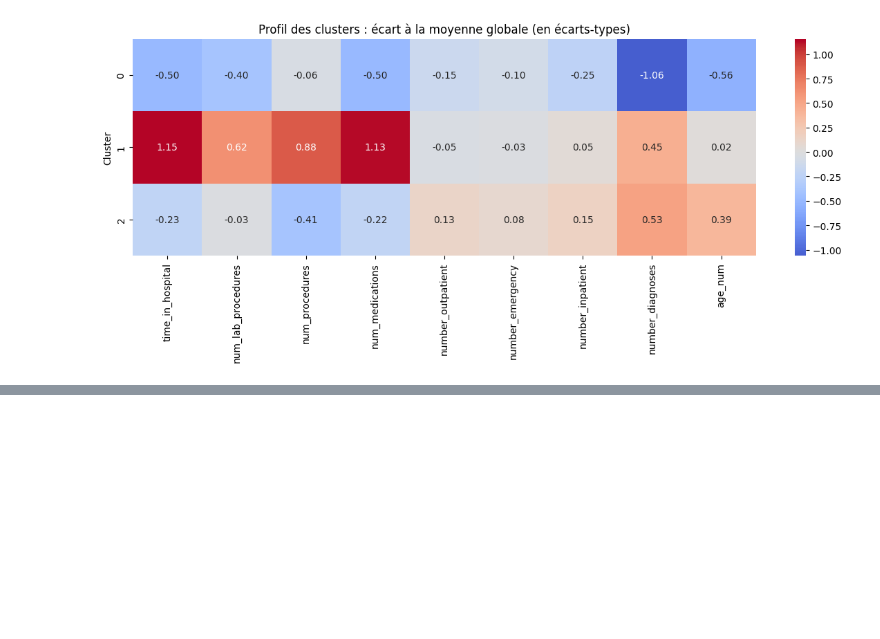
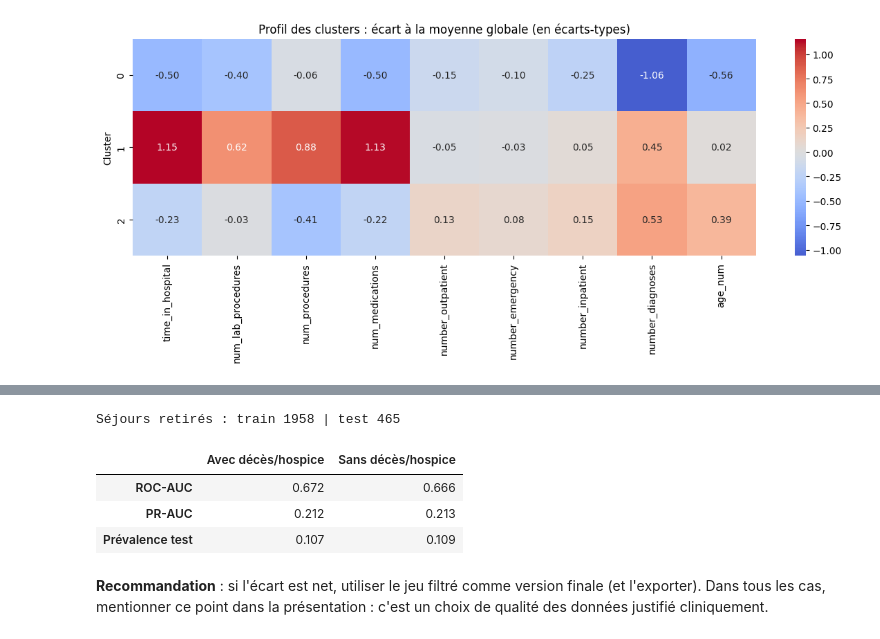
Before and after one commit to AlaKh09/Mentalist, a Jupyter notebook: mentalist_part1.ipynb, the cells around one changed output, grey strips where cells are left out. Saved outputs shown, nothing was run; the diff lists cells and outputs as text; code cells hidden in the pictures; blank space fills up the shorter version.

```diff
--- a/mentalist_part1.ipynb
+++ b/mentalist_part1.ipynb
@@ -3148,0 +3356,25 @@ plt.ylabel("Cluster"); plt.tight_layout(); plt.show()
+# %%
+non_readmissible = [11, 13, 14, 19, 20, 21]
+
+mask_tr = ~X_train["discharge_disposition_id"].isin(non_readmissible).values
+mask_te = ~X_test["discharge_disposition_id"].isin(non_readmissible).values
+print(f"Séjours retirés : train {(~mask_tr).sum()} | test {(~mask_te).sum()}")
+
+m2 = clone(models[best_name])
+m2.fit(A_tr[mask_tr], y_train[mask_tr])
+s2 = m2.predict_proba(A_te[mask_te])[:, 1]
+y2 = y_test[mask_te]
+
+comp = pd.DataFrame({
+    "Avec décès/hospice": [roc_auc_score(y_test, s_best), average_precision_score(y_test, s_best), y_test.mean()],
+    "Sans décès/hospice": [roc_auc_score(y2, s2), average_precision_score(y2, s2), y2.mean()],
+}, index=["ROC-AUC", "PR-AUC", "Prévalence test"]).round(3)
+display(comp)
+# %% [output]
+Séjours retirés : train 1958 | test 465
+|  | Avec décès/hospice | Sans décès/hospice |
+| ROC-AUC | 0.672 | 0.666 |
+| PR-AUC | 0.212 | 0.213 |
+| Prévalence test | 0.107 | 0.109 |
+# %% [markdown]
+**Recommandation** : si l'écart est net, utiliser le jeu filtré comme version finale (et l'exporter). Dans tous les cas, mentionner ce point dans la présentation : c'est un choix de qualité des données justifié cliniquement.
```
Also changed, not shown: parts of 18 cells of this notebook.
